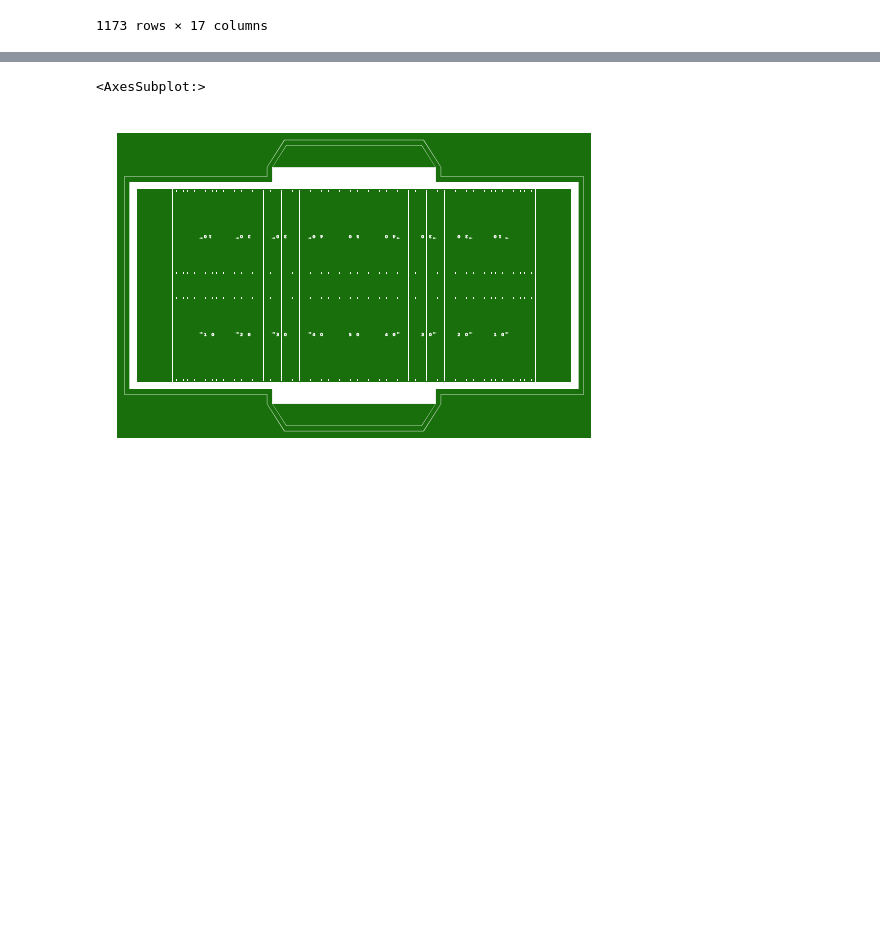
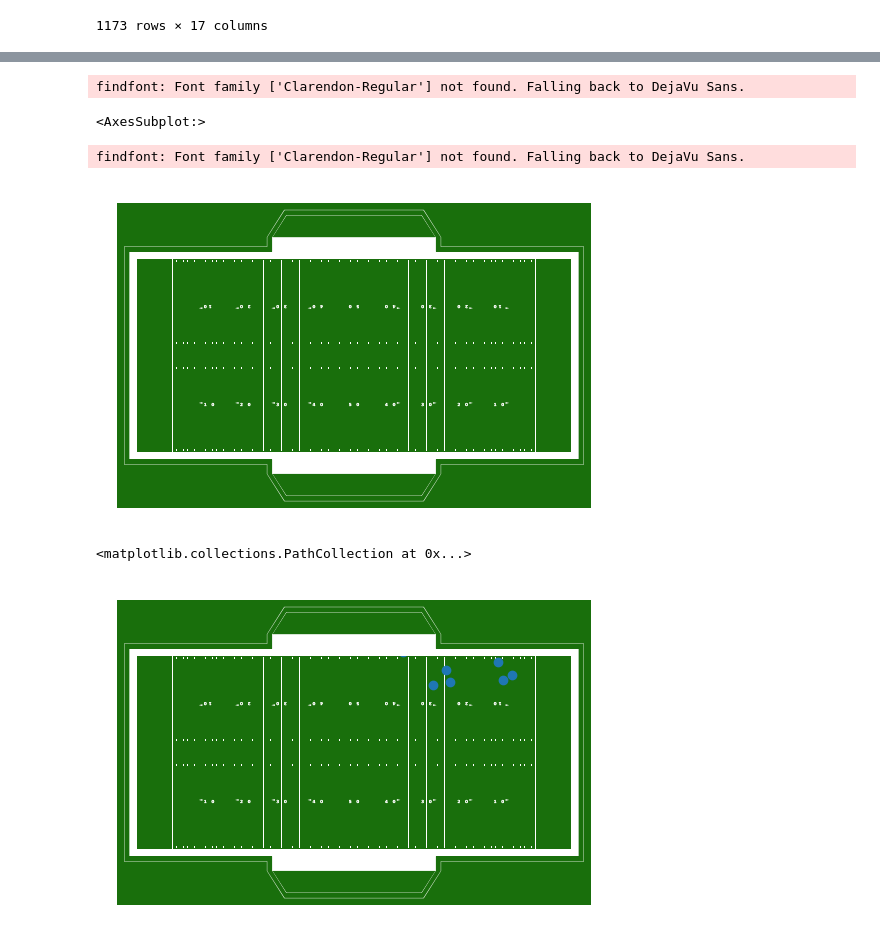
Before and after one commit to lukelwelsh/sports_data_guide, a Jupyter notebook: Football/Python/nfl-workshop-big-data-2024/animating-nfl-big-data.ipynb, the cells around one changed output, grey strips where cells are left out. Saved outputs shown, nothing was run; the diff lists cells and outputs as text; code cells hidden in the pictures; blank space fills up the shorter version.

```diff
--- a/Football/Python/nfl-workshop-big-data-2024/animating-nfl-big-data.ipynb
+++ b/Football/Python/nfl-workshop-big-data-2024/animating-nfl-big-data.ipynb
@@ -37,11 +47,28 @@ play
 # %%
-# Import football fields
-
+# Import football field
 # !pip install sportypy
 from sportypy.surfaces.football import NFLField
+import matplotlib.pyplot as plt
 
-# Draw the red zone of an NFL field
-NFLField(color_updates = {"plot_background": "#ffffff"}).draw()
+nfl = NFLField()
+# Here, we can see what the blank field looks like:
+nfl.draw()
 # %% [output]
-<AxesSubplot:>
+findfont: Font family ['Clarendon-Regular'] not found. Falling back to DejaVu Sans.
+<AxesSubplot:>
+findfont: Font family ['Clarendon-Regular'] not found. Falling back to DejaVu Sans.
 [figure]
+# %%
+# Now, if we want to add in the players as dots, we can do so with the scatter method, working similarly to matplotlib!
+frame_1 = play[play['frameId'] == 1]
+
+fig, ax = plt.subplots(1, 1)
+nfl.draw(ax = ax)
+nfl.scatter(frame_1['x'], frame_1['y'])
+
+# Something that we will notice is that the points are not centered on the field. This is because the coordinate systems are off.
+# Our data has (0, 0) being the bottom left of the left endzone, whereas the field defaults to (0, 0) at the very middle of the field.
+# We can fix this with the x_trans and y_trans arguments when we create our nfl variable for the field
+# %% [output]
+<matplotlib.collections.PathCollection at 0x...>
+[figure, added]
```
Also changed, not shown: parts of 6 cells of this notebook.
